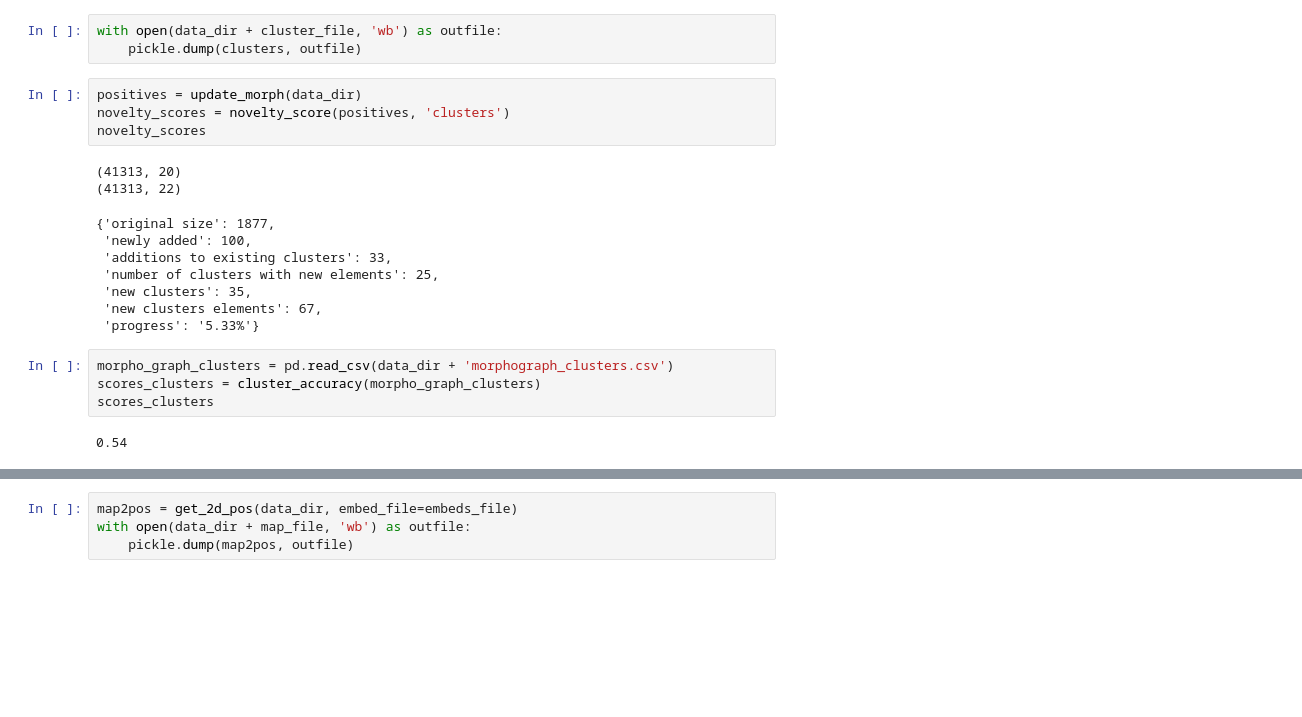
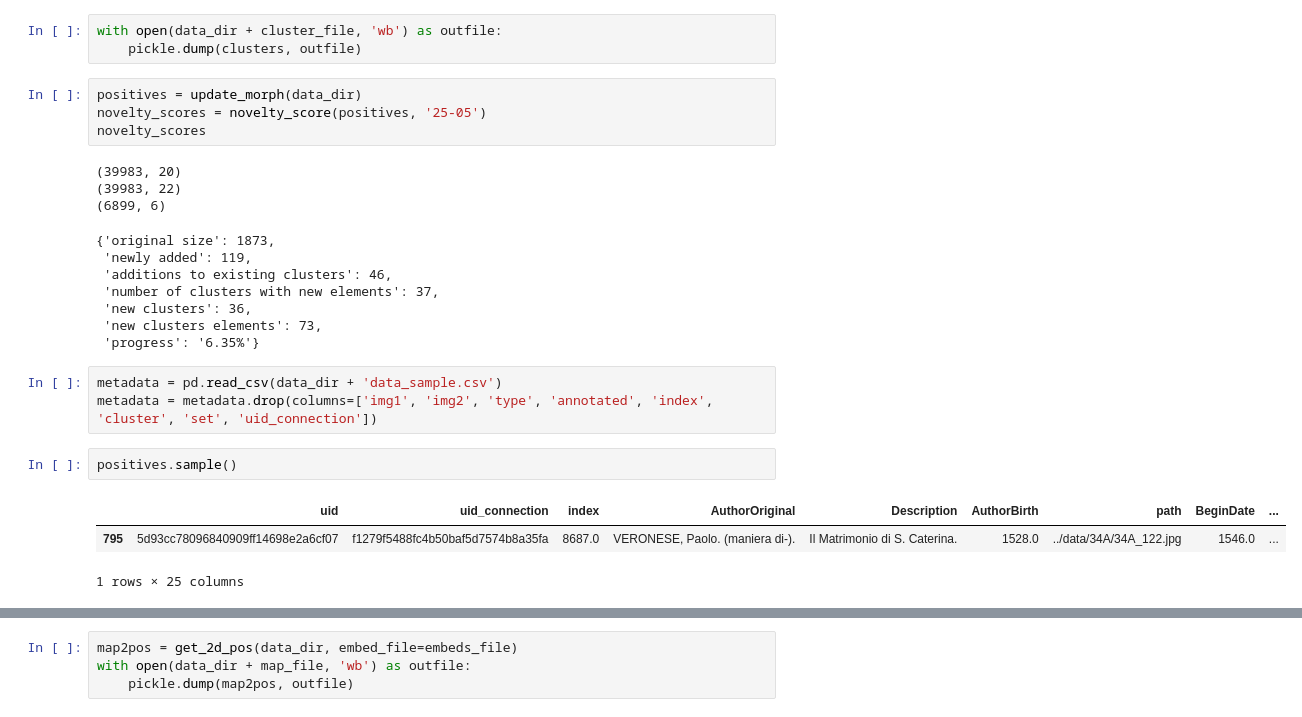
Before and after one commit to ludovicaschaerf/Cini_TDA, a Jupyter notebook: notebooks/Clustering.ipynb, the cells around one changed output, grey strips where cells are left out. Saved outputs shown, nothing was run; the diff lists cells and outputs as text; blank space fills up the shorter version.

```diff
--- a/notebooks/Clustering.ipynb
+++ b/notebooks/Clustering.ipynb
@@ -125,21 +117,25 @@ with open(data_dir + cluster_file, 'wb') as outfile:
     pickle.dump(clusters, outfile)
 # %%
 positives = update_morph(data_dir)
-novelty_scores = novelty_score(positives, 'clusters')
+novelty_scores = novelty_score(positives, '25-05')
 novelty_scores
 # %% [output]
-(41313, 20)
-(41313, 22)
+(39983, 20)
+(39983, 22)
+(6899, 6)
-{'original size': 1877,
- 'newly added': 100,
- 'additions to existing clusters': 33,
- 'number of clusters with new elements': 25,
- 'new clusters': 35,
- 'new clusters elements': 67,
- 'progress': '5.33%'}
+{'original size': 1873,
+ 'newly added': 119,
+ 'additions to existing clusters': 46,
+ 'number of clusters with new elements': 37,
+ 'new clusters': 36,
+ 'new clusters elements': 73,
+ 'progress': '6.35%'}
-# %%
-morpho_graph_clusters = pd.read_csv(data_dir + 'morphograph_clusters.csv')
-scores_clusters = cluster_accuracy(morpho_graph_clusters)
-scores_clusters
-# %% [output]
-0.54
+# %%
+metadata = pd.read_csv(data_dir + 'data_sample.csv')
+metadata = metadata.drop(columns=['img1', 'img2', 'type', 'annotated', 'index', 'cluster', 'set', 'uid_connection'])
+# %%
+positives.sample()
+# %% [output]
+|  | uid | uid_connection | index | AuthorOriginal | Description | AuthorBirth | path | BeginDate | ... |
+| 795 | 5d93cc78096840909ff14698e2a6cf07 | f1279f5488fc4b50baf5d7574b8a35fa | 8687.0 | VERONESE, Paolo. (maniera di-). | Il Matrimonio di S. Caterina. | 1528.0 | ../data/34A/34A_122.jpg | 1546.0 | ... |
+1 rows × 25 columns
```
Also changed, not shown: parts of 9 cells of this notebook, 4 other files.
